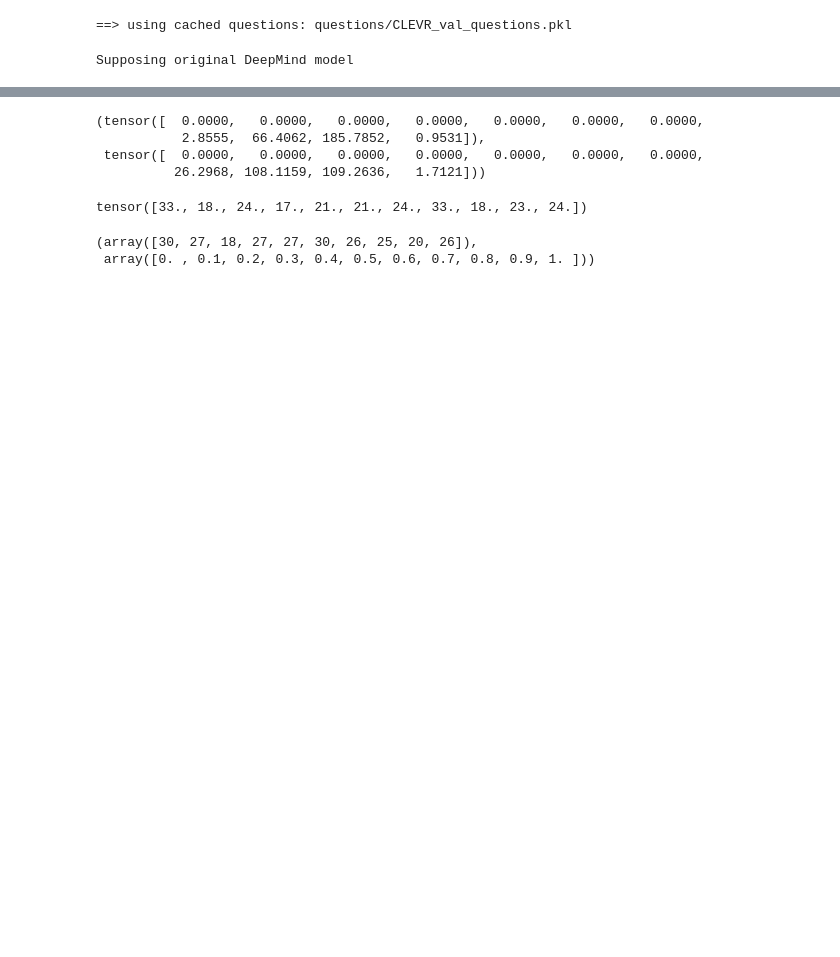
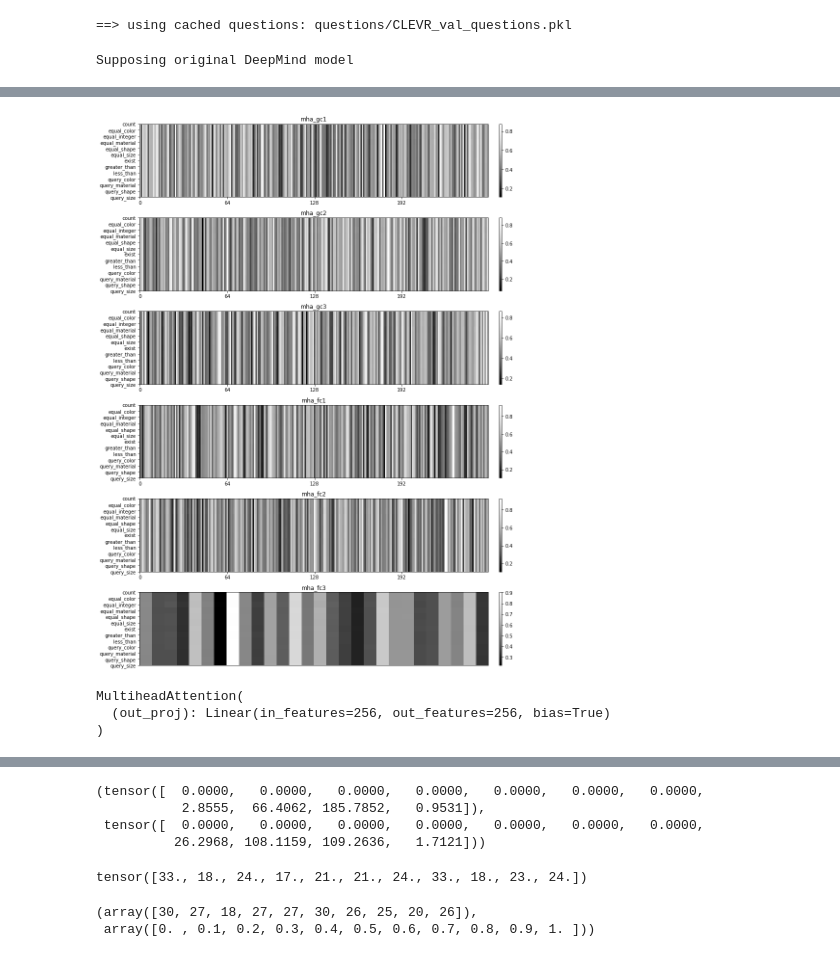
Before and after one commit to fcorencoret/dynamic-rn, a Jupyter notebook: visualizaciones.ipynb, the cells around one changed output, grey strips where cells are left out. Cells and saved outputs as stored; diff of their text form; code cells hidden in the pictures; blank space fills up the shorter version.

```diff
--- a/visualizaciones.ipynb
+++ b/visualizaciones.ipynb
@@ -719,0 +741,11 @@ plot_masks_per_qtype(res)
+# %%
+model2 = RN(args, hyp)
+model2.cuda()
+res2 = compute_mid_results(
+    model2,
+    selected_ds_per_qtype,
+    bsz=128,
+    device=device,
+    samples_per_qtype=256,
+    with_identity=False,
+)
@@ -719,0 +766,4 @@ plot_masks_per_qtype(res)
+# %%
+plot_masks_per_qtype(res2)
+# %% [output]
+[figure, added]
@@ -719,0 +776,6 @@ plot_masks_per_qtype(res)
+# %%
+rgetattr(model2, 'rl.mha_fc1')
+# %% [output]
+MultiheadAttention(
+  (out_proj): Linear(in_features=256, out_features=256, bias=True)
+)
```
Also changed, not shown: parts of 12 cells of this notebook, 1 other file.
